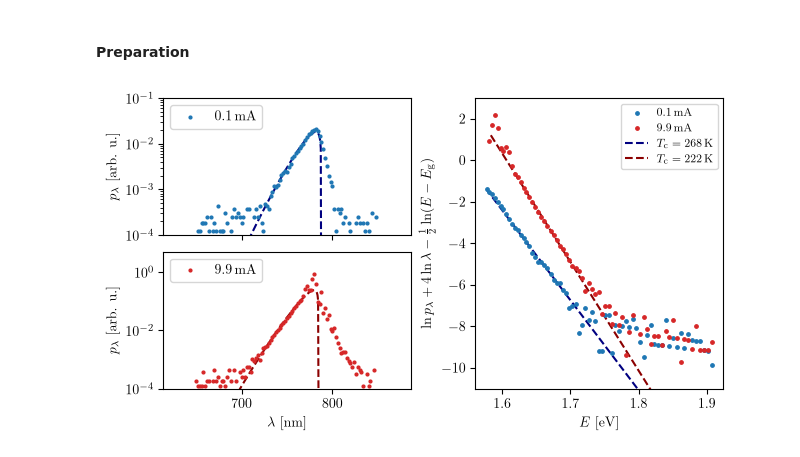
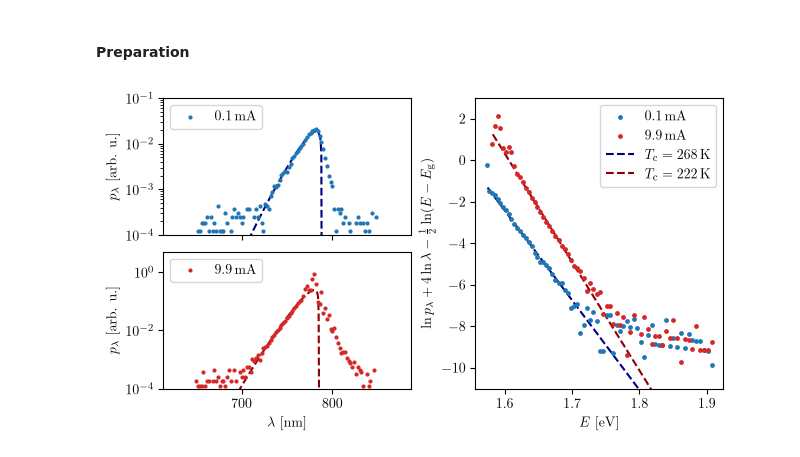
Before and after one commit to slegt/semiconductor_lab_1, a Jupyter notebook: b7/python/task3.ipynb, the cells around one changed output. Cells and saved outputs as stored; diff of their text form; code cells hidden in the pictures.

```diff
--- a/b7/python/task3.ipynb
+++ b/b7/python/task3.ipynb
@@ -76,21 +76,26 @@ mask_led: pd.Series = df_led["lambda_nm"].between(*WINDOW_LED) & (df_led["signal
 lambda_led: npt.NDArray[np.float64] = df_led.loc[mask_led, "lambda_nm"].to_numpy()
 ln_p_led: npt.NDArray[np.float64] = np.log(df_led.loc[mask_led, "signal"].to_numpy())
 
-# The line shape sqrt(E - E_g) exp(-(E - E_g) / k T_c) peaks at E_g + k T_c / 2, so instead of
-# fitting E_g freely it is tied to the measured peak of the spectrum.
+# The line shape E^4 sqrt(E - E_g) exp(-(E - E_g) / k T_c) of p_lambda has its maximum where
+# d ln p / dE = 4 / E + 1 / (2 x) - 1 / (k T_c) = 0 with x = E - E_g, i.e. at
+# x = (k T_c / 2) / (1 - 4 k T_c / E). Instead of fitting E_g freely it is tied to the measured
+# peak of the spectrum, E = E_peak, through this exact relation.
 lambda_peak_led: float = df_led.loc[df_led["signal"].idxmax(), "lambda_nm"]
 E_peak_led: float = HC_EV_NM / lambda_peak_led
 
 (T_c_led, ln_A_led), cov_led = curve_fit(
-    lambda lambda_nm, T_c, ln_A: log_spontaneous_emission(lambda_nm, E_peak_led - KB_EV * T_c / 2, T_c, ln_A),
+    lambda lambda_nm, T_c, ln_A: log_spontaneous_emission(
+        lambda_nm, E_peak_led - (KB_EV * T_c / 2) / (1 - 4 * KB_EV * T_c / E_peak_led), T_c, ln_A
+    ),
     lambda_led,
     ln_p_led,
     p0=[300.0, 0.0],
     bounds=([50.0, -60.0], [3000.0, 60.0]),
 )
 T_c_led_err, _ = np.sqrt(np.diag(cov_led))
-E_g_led: float = E_peak_led - KB_EV * T_c_led / 2
-E_g_led_err: float = KB_EV * T_c_led_err / 2
+E_g_led: float = E_peak_led - (KB_EV * T_c_led / 2) / (1 - 4 * KB_EV * T_c_led / E_peak_led)
+# dE_g/dT_c = -(k / 2) / (1 - 4 k T_c / E_peak)^2
+E_g_led_err: float = KB_EV * T_c_led_err / 2 / (1 - 4 * KB_EV * T_c_led / E_peak_led) ** 2
 
 # peak_widths interpolates linearly between the scan points that bracket the half maximum,
 # so the FWHM is not limited to multiples of the scan step.
@@ -132,15 +137,18 @@ lambda_peak_sub: float = df_sub.loc[df_sub["signal"].idxmax(), "lambda_nm"]
 E_peak_sub: float = HC_EV_NM / lambda_peak_sub
 
 (T_c_sub, ln_A_sub), cov_sub = curve_fit(
-    lambda lambda_nm, T_c, ln_A: log_spontaneous_emission(lambda_nm, E_peak_sub - KB_EV * T_c / 2, T_c, ln_A),
+    lambda lambda_nm, T_c, ln_A: log_spontaneous_emission(
+        lambda_nm, E_peak_sub - (KB_EV * T_c / 2) / (1 - 4 * KB_EV * T_c / E_peak_sub), T_c, ln_A
+    ),
     lambda_sub,
     ln_p_sub,
     p0=[300.0, 0.0],
     bounds=([50.0, -60.0], [3000.0, 60.0]),
 )
 T_c_sub_err, _ = np.sqrt(np.diag(cov_sub))
-E_g_sub: float = E_peak_sub - KB_EV * T_c_sub / 2
-E_g_sub_err: float = KB_EV * T_c_sub_err / 2
+E_g_sub: float = E_peak_sub - (KB_EV * T_c_sub / 2) / (1 - 4 * KB_EV * T_c_sub / E_peak_sub)
+# dE_g/dT_c = -(k / 2) / (1 - 4 k T_c / E_peak)^2
+E_g_sub_err: float = KB_EV * T_c_sub_err / 2 / (1 - 4 * KB_EV * T_c_sub / E_peak_sub) ** 2
 
 half_max_sub: float = df_sub["signal"].max() / 2
 fwhm_sub_samples, *_ = peak_widths(df_sub["signal"], [df_sub["signal"].argmax()], rel_height=0.5)
@@ -227,35 +255,35 @@ with plt.rc_context(DOUBLE_COLUMN):
     ax_sub.set_ylim(1e-4, 5)
     ax_sub.set_ylabel(r"$p_\lambda$ [arb. u.]")
     ax_sub.set_xlabel(r"$\lambda$ [\unit{\nano\meter}]")
     ax_sub.legend(loc="upper left")
 
     ax_flat.scatter(E_led_flat, ln_p_led_flat, s=6, color="tab:blue", label=r"\qty{0.1}{\milli\ampere}")
     ax_flat.scatter(E_sub_flat, ln_p_sub_flat, s=6, color="tab:red", label=r"\qty{9.9}{\milli\ampere}")
     ax_flat.plot(
         E_led_flat,
         ln_p_led_flat_fit,
         color="navy",
         linestyle="--",
         zorder=-1,
         label=rf"$T_\mathrm{{c}} = \qty{{{T_c_led:.0f}}}{{\kelvin}}$",
     )
     ax_flat.plot(
         E_sub_flat,
         ln_p_sub_flat_fit,
         color="darkred",
         linestyle="--",
         zorder=-1,
         label=rf"$T_\mathrm{{c}} = \qty{{{T_c_sub:.0f}}}{{\kelvin}}$",
     )
     ax_flat.set_ylim(-11, 3)
     ax_flat.set_xlabel(r"$E$ [\unit{\electronvolt}]")
     ax_flat.set_ylabel(r"$\ln p_\lambda + 4 \ln \lambda - \frac{1}{2} \ln (E - E_\mathrm{g})$")
-    ax_flat.legend(loc="upper right", fontsize=8)
+    ax_flat.legend(loc="upper right")
 
     fig.savefig(export_dir / "task3.pdf")
     plt.show()
 # %% [output]
-[figure, old version]
+[figure, new version]
 # %% [markdown]
 ### Result
 
```
Also changed, not shown: parts of 5 cells of this notebook, 15 other files.
